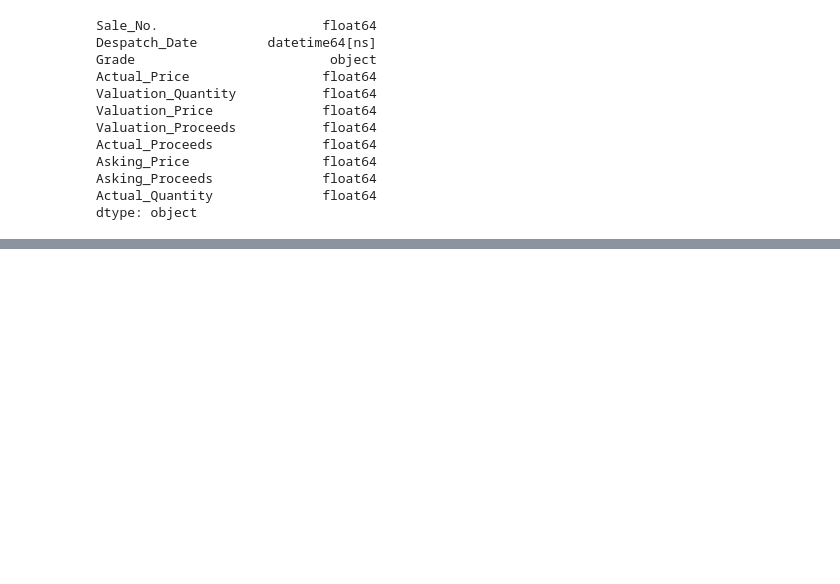
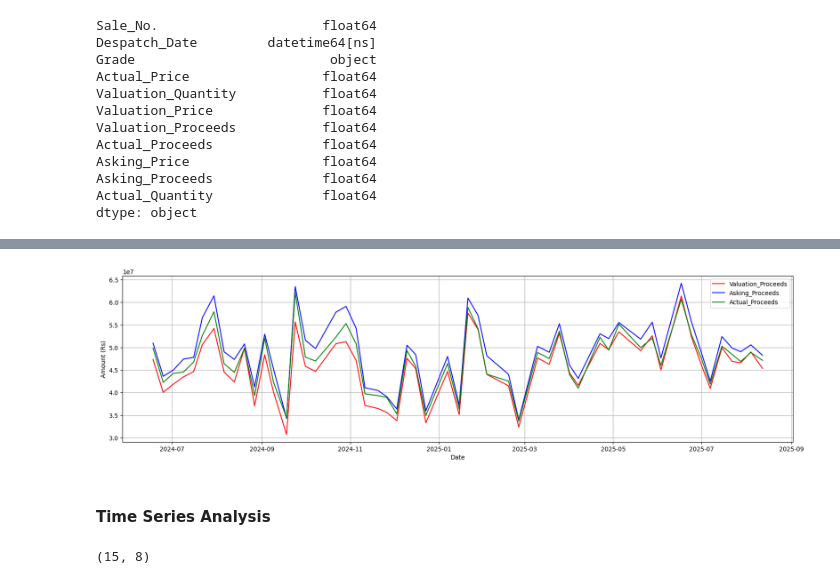
Before and after one commit to NishanD21/Time-Series-Analysis-on-Tea-Production, a Jupyter notebook: sales_and_valuation/sales_and_val.ipynb, the cells around one changed output, grey strips where cells are left out. Cells and saved outputs as stored; diff of their text form; code cells hidden in the pictures; blank space fills up the shorter version.

```diff
--- a/sales_and_valuation/sales_and_val.ipynb
+++ b/sales_and_valuation/sales_and_val.ipynb
@@ -403,0 +423,15 @@ plt.grid()
+# %%
+# plotting Valuation_Proceeds , Asking_Proceeds and Actual_Proceeds
+
+plt.figure(figsize=(20,5))
+plt.plot(df_avg['Despatch_Date'], df_avg['Valuation_Proceeds'],label = 'Valuation_Proceeds', color = 'red')
+plt.plot(df_avg['Despatch_Date'],df_avg['Asking_Proceeds'],label = 'Asking_Proceeds', color = 'blue')
+plt.plot(df_avg['Despatch_Date'],df_avg['Actual_Proceeds'],label = 'Actual_Proceeds' , color = 'green')
+plt.xlabel('Date')
+plt.ylabel('Amount (Rs)')
+plt.legend(loc='best')
+plt.grid()
+# %% [output]
+[figure, added]
+# %% [markdown]
+#### Time Series Analysis
@@ -403,0 +458,7 @@ plt.grid()
+# %%
+# handling missing values
+
+df_weekly = df_weekly.fillna(method = 'ffill')
+df_weekly.shape
+# %% [output]
+(15, 8)
```
Also changed, not shown: parts of 9 cells of this notebook.
